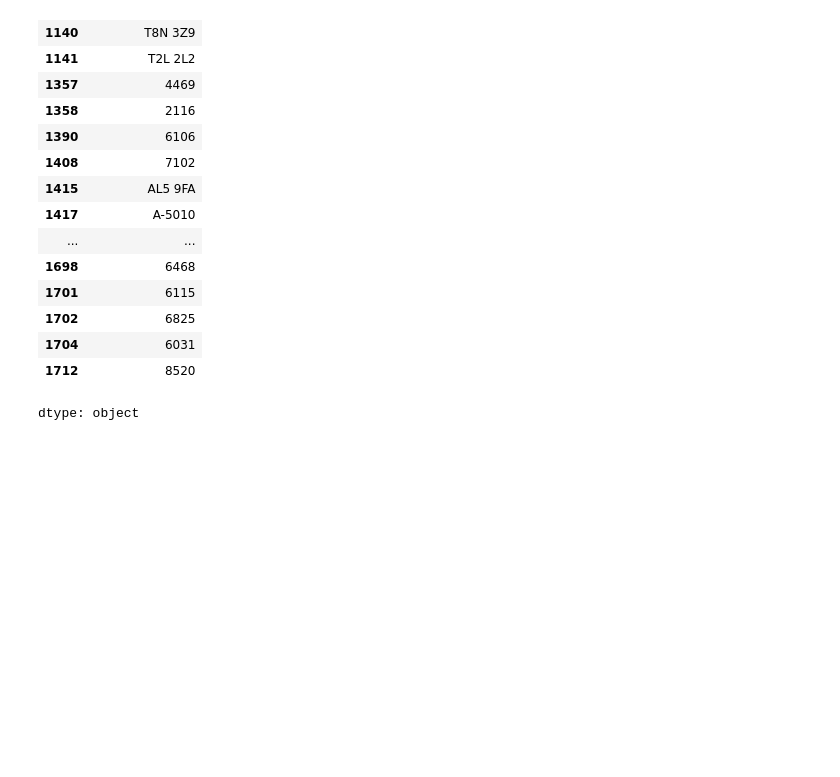
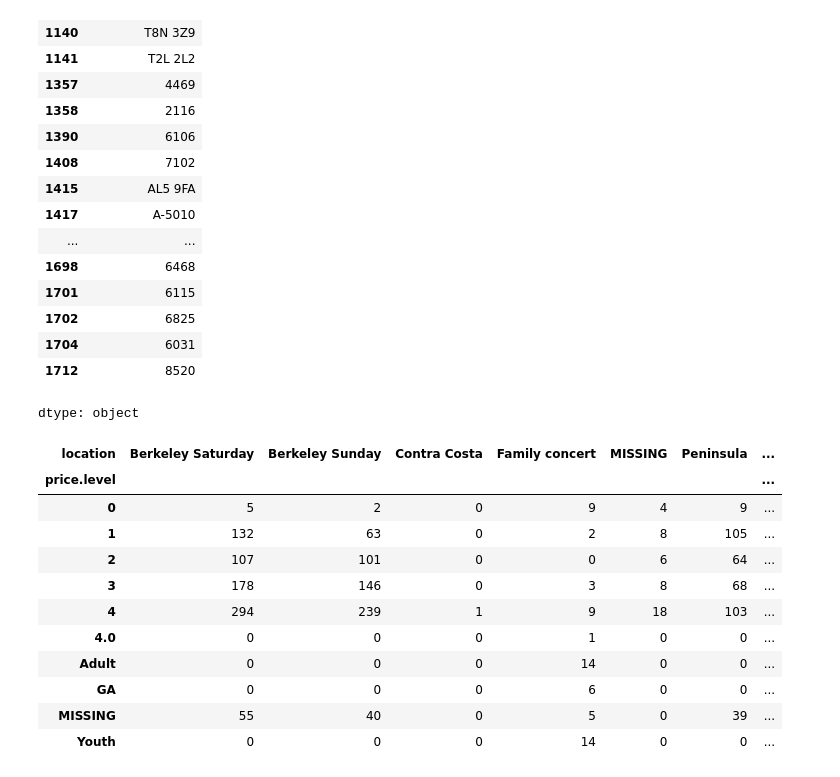
Before and after one commit to DanielYaari28/kaggle-philharmonia, a Jupyter notebook: notebooks/01_eda.ipynb, the cells around one changed output. Cells and saved outputs as stored; diff of their text form; code cells hidden in the pictures; blank space fills up the shorter version.

```diff
--- a/notebooks/01_eda.ipynb
+++ b/notebooks/01_eda.ipynb
@@ -263,3 +261,20 @@ Name: count, dtype: int64
 | 1704 | 6031 |
 | 1712 | 8520 |
 dtype: object
+# %%
+pd.set_option('display.max_rows', 100)
+pd.crosstab(tickets['price.level'].fillna('MISSING'),
+            tickets['location'].fillna('MISSING'))
+# %% [output]
+| location | Berkeley Saturday | Berkeley Sunday | Contra Costa | Family concert | MISSING | Peninsula | ... |
+| price.level |  |  |  |  |  |  | ... |
+| 0 | 5 | 2 | 0 | 9 | 4 | 9 | ... |
+| 1 | 132 | 63 | 0 | 2 | 8 | 105 | ... |
+| 2 | 107 | 101 | 0 | 0 | 6 | 64 | ... |
+| 3 | 178 | 146 | 0 | 3 | 8 | 68 | ... |
+| 4 | 294 | 239 | 1 | 9 | 18 | 103 | ... |
+| 4.0 | 0 | 0 | 0 | 1 | 0 | 0 | ... |
+| Adult | 0 | 0 | 0 | 14 | 0 | 0 | ... |
+| GA | 0 | 0 | 0 | 6 | 0 | 0 | ... |
+| MISSING | 55 | 40 | 0 | 5 | 0 | 39 | ... |
+| Youth | 0 | 0 | 0 | 14 | 0 | 0 | ... |
```
Also changed, not shown: parts of 6 cells of this notebook.
